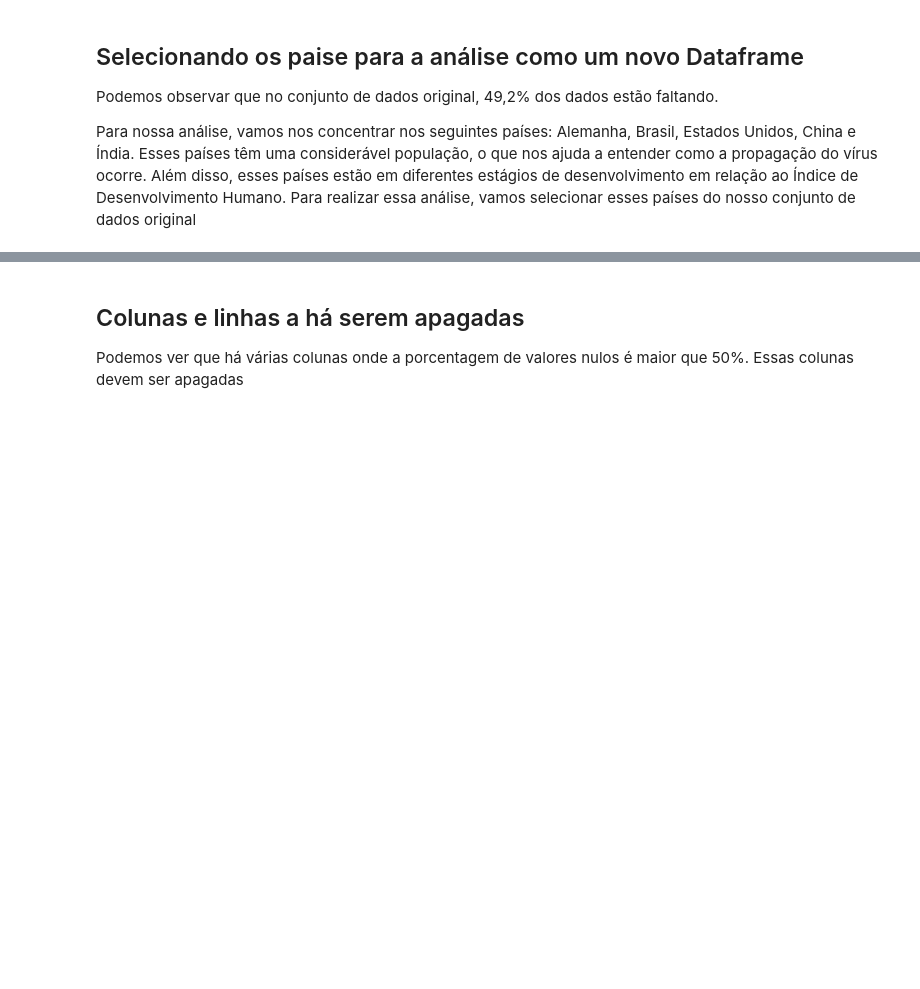
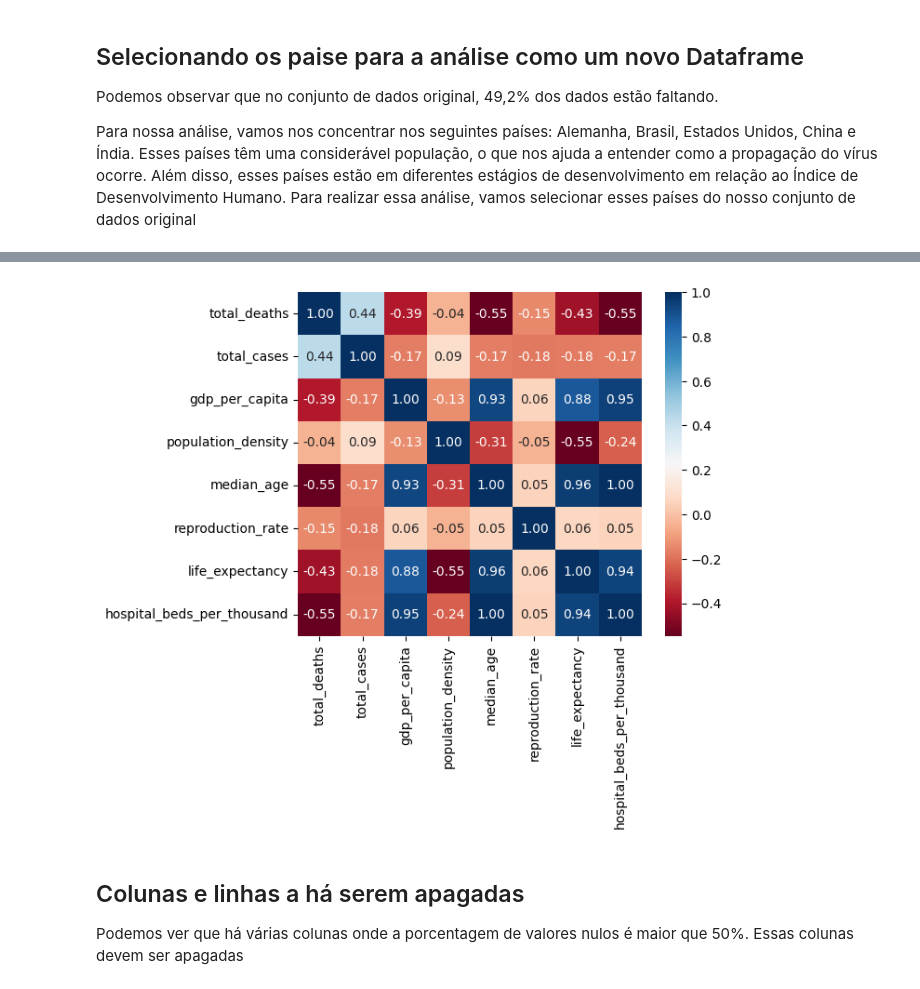
Before and after one commit to awildt01/Covid19-Datenvisualisierung, a Jupyter notebook: Analyse_und_Visualization_covid19.ipynb, the cells around one changed output, grey strips where cells are left out. Saved outputs shown, nothing was run; the diff lists cells and outputs as text; code cells hidden in the pictures; blank space fills up the shorter version.

```diff
--- a/Analyse_und_Visualization_covid19.ipynb
+++ b/Analyse_und_Visualization_covid19.ipynb
@@ -358,3 +416,11 @@ print('{} verificando a primeira data  do dataset'.format(df_select_paises.date.
+# %%
+corr = df_select_paises[['total_deaths','total_cases','date','location','gdp_per_capita',
+                                   'population_density', 'median_age','reproduction_rate',
+                         'life_expectancy','hospital_beds_per_thousand']].corr()
+
+sns.heatmap(corr, cmap='RdBu', fmt='.2f', square=True, linecolor='white', annot=True);
+# %% [output]
+[figure, added]
 # %% [markdown]
 ## Colunas e linhas a há serem apagadas
 
```
Also changed, not shown: parts of 50 cells of this notebook.
